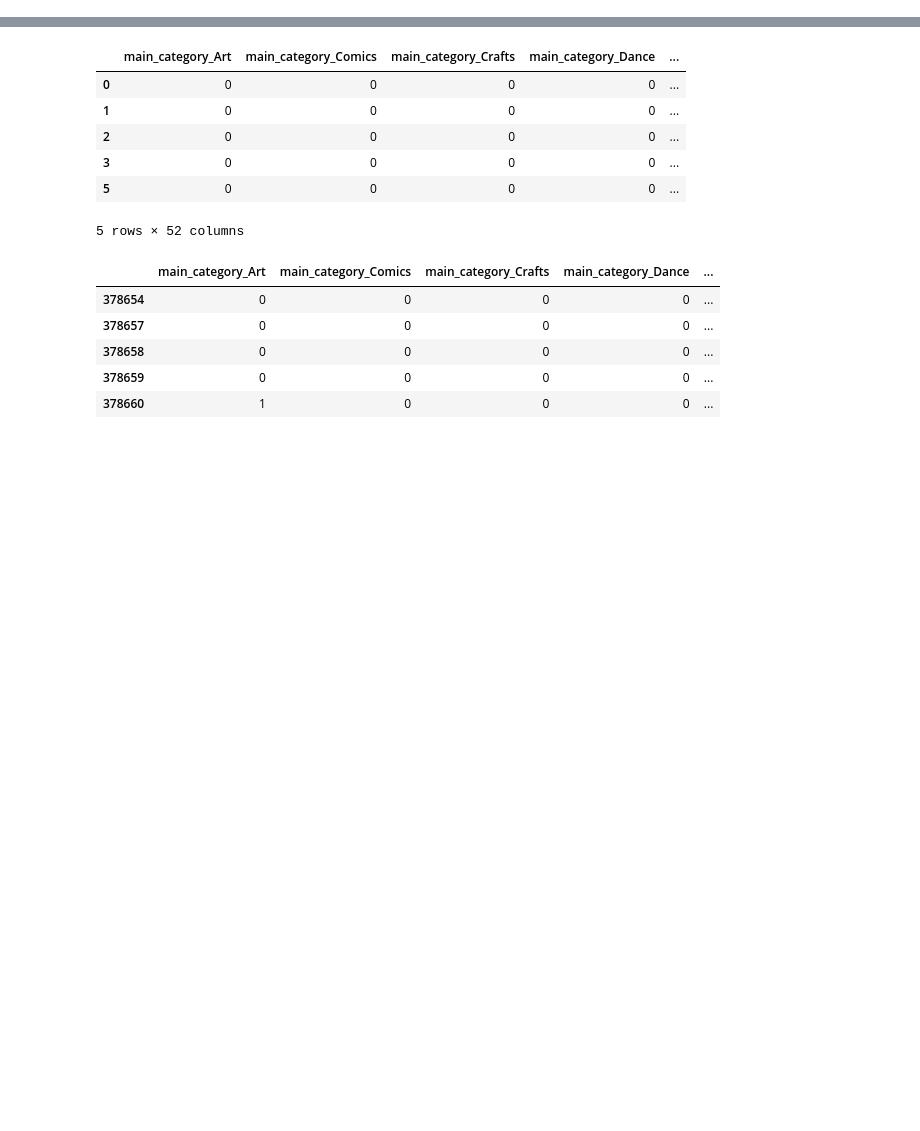
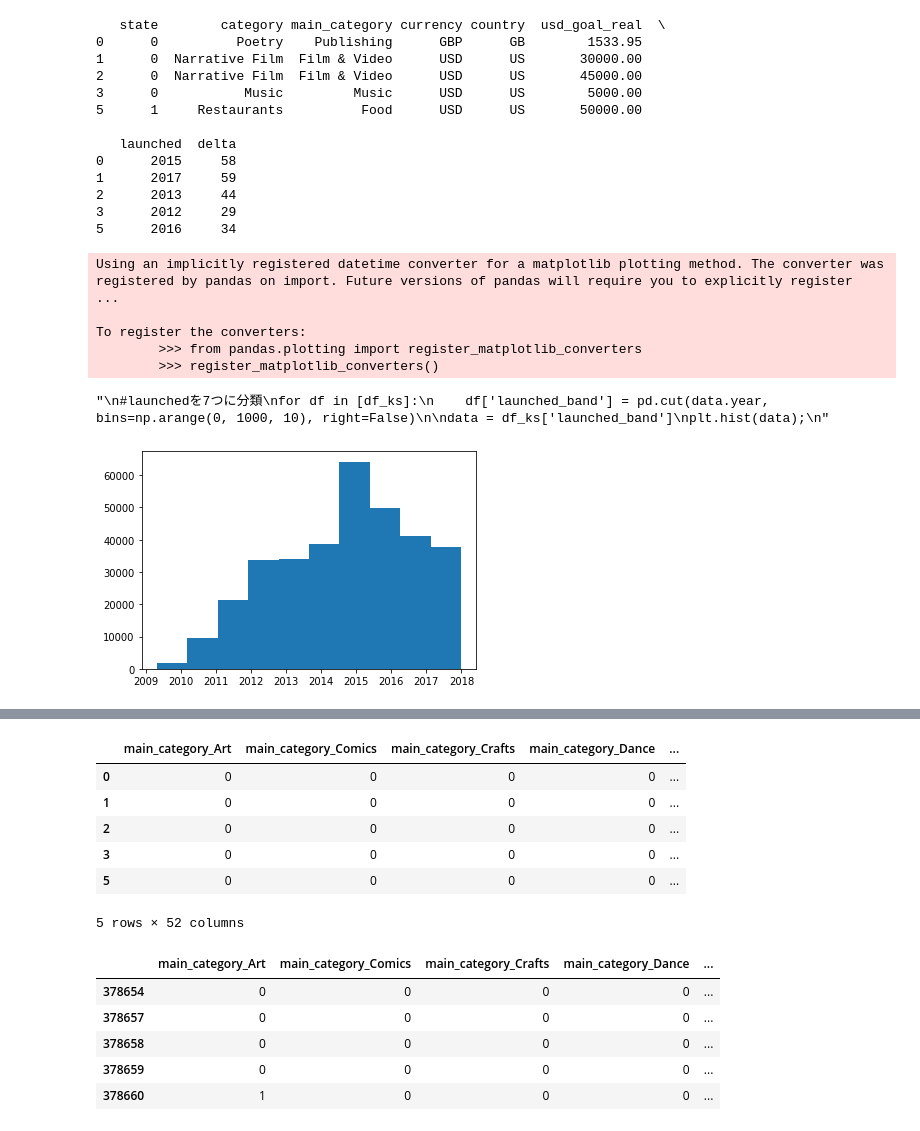
Before and after one commit to swatanabeKy5/skillupAI_MLDL_Homework, a Jupyter notebook: Day2_work_渡邉颯一郎.ipynb, the cells around one changed output, grey strips where cells are left out. Drawn from its saved outputs; the diff is of its cells as text; code cells hidden in the pictures; blank space fills up the shorter version.

```diff
--- a/Day2_work_渡邉颯一郎.ipynb
+++ b/Day2_work_渡邉颯一郎.ipynb
@@ -90,3 +138,42 @@ df_ks['usd pledged'] = df_ks['usd pledged'].fillna("0")
+# %%
+#launchedを年別にカテゴリ化
+#launchedの分布
+data = df_ks['launched']
+plt.hist(data);
+#要素ごとの場合print(df_ks['launched'][0].year)
+df_ks['launched']= df_ks['launched'].dt.year
+#deadline削除
+df_ks = df_ks.drop(columns=['deadline'])
+print(df_ks.head())
+"""
+#launchedを7つに分類
+for df in [df_ks]:
+    df['launched_band'] = pd.cut(data.year, bins=np.arange(0, 1000, 10), right=False)
+
+data = df_ks['launched_band']
+plt.hist(data);
+"""
+# %% [output]
+   state        category main_category currency country  usd_goal_real  \
+0      0          Poetry    Publishing      GBP      GB        1533.95
+1      0  Narrative Film  Film & Video      USD      US       30000.00
+2      0  Narrative Film  Film & Video      USD      US       45000.00
+3      0           Music         Music      USD      US        5000.00
+5      1     Restaurants          Food      USD      US       50000.00
+
+   launched  delta
+0      2015     58
+1      2017     59
+2      2013     44
+3      2012     29
+5      2016     34
+Using an implicitly registered datetime converter for a matplotlib plotting method. The converter was registered by pandas on import. Future versions of pandas will require you to explicitly register  ...
+
+To register the converters:
+        >>> from pandas.plotting import register_matplotlib_converters
+        >>> register_matplotlib_converters()
+"\n#launchedを7つに分類\nfor df in [df_ks]:\n    df['launched_band'] = pd.cut(data.year, bins=np.arange(0, 1000, 10), right=False)\n\ndata = df_ks['launched_band']\nplt.hist(data);\n"
+[figure, added]
 # %%
 #質的変数のみの表示
 for col in df_ks.columns:
```
Also changed, not shown: parts of 42 cells of this notebook, 8 other files.
